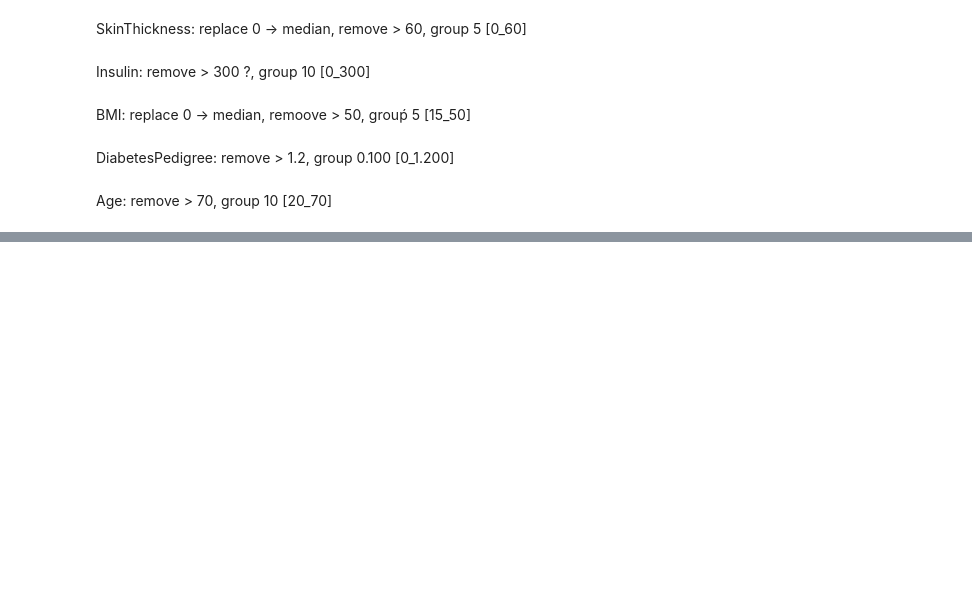
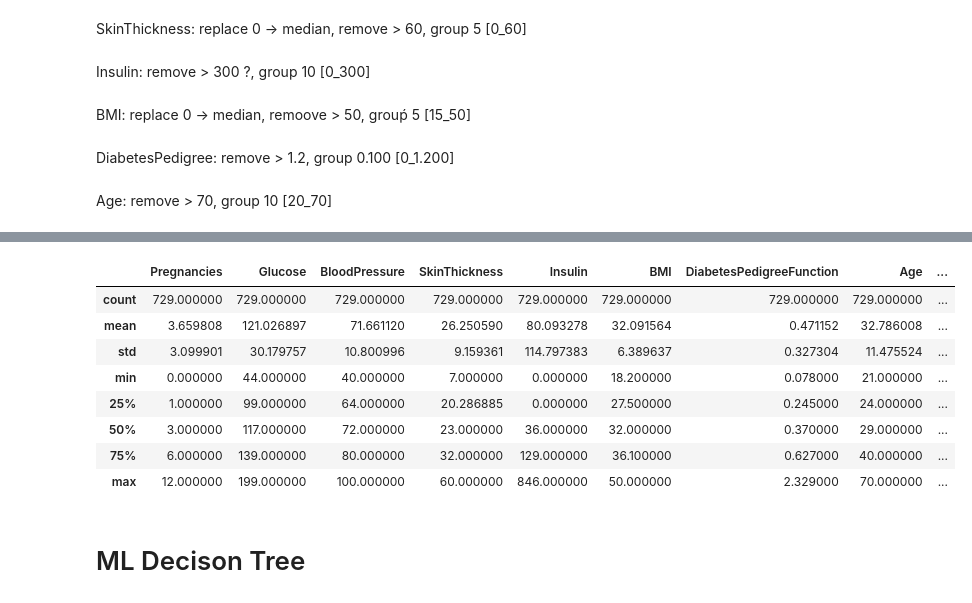
Before and after one commit to jgayosof/decision-tree-project-tutorial, a Jupyter notebook: src/explore.ipynb, the cells around one changed output, grey strips where cells are left out. Drawn from its saved outputs; the diff is of its cells as text; code cells hidden in the pictures; blank space fills up the shorter version.

```diff
--- a/src/explore.ipynb
+++ b/src/explore.ipynb
@@ -249,0 +492,12 @@ AttributeError: 'Series' object has no attribute 'columns'
+# %%
+df_interim.describe()
+# %% [output]
+|  | Pregnancies | Glucose | BloodPressure | SkinThickness | Insulin | BMI | DiabetesPedigreeFunction | Age | ... |
+| count | 729.000000 | 729.000000 | 729.000000 | 729.000000 | 729.000000 | 729.000000 | 729.000000 | 729.000000 | ... |
+| mean | 3.659808 | 121.026897 | 71.661120 | 26.250590 | 80.093278 | 32.091564 | 0.471152 | 32.786008 | ... |
+| std | 3.099901 | 30.179757 | 10.800996 | 9.159361 | 114.797383 | 6.389637 | 0.327304 | 11.475524 | ... |
+| min | 0.000000 | 44.000000 | 40.000000 | 7.000000 | 0.000000 | 18.200000 | 0.078000 | 21.000000 | ... |
+| 25% | 1.000000 | 99.000000 | 64.000000 | 20.286885 | 0.000000 | 27.500000 | 0.245000 | 24.000000 | ... |
+| 50% | 3.000000 | 117.000000 | 72.000000 | 23.000000 | 36.000000 | 32.000000 | 0.370000 | 29.000000 | ... |
+| 75% | 6.000000 | 139.000000 | 80.000000 | 32.000000 | 129.000000 | 36.100000 | 0.627000 | 40.000000 | ... |
+| max | 12.000000 | 199.000000 | 100.000000 | 60.000000 | 846.000000 | 50.000000 | 2.329000 | 70.000000 | ... |
@@ -249,0 +507,2 @@ AttributeError: 'Series' object has no attribute 'columns'
+# %% [markdown]
+# ML Decison Tree
```
Also changed, not shown: parts of 23 cells of this notebook.
